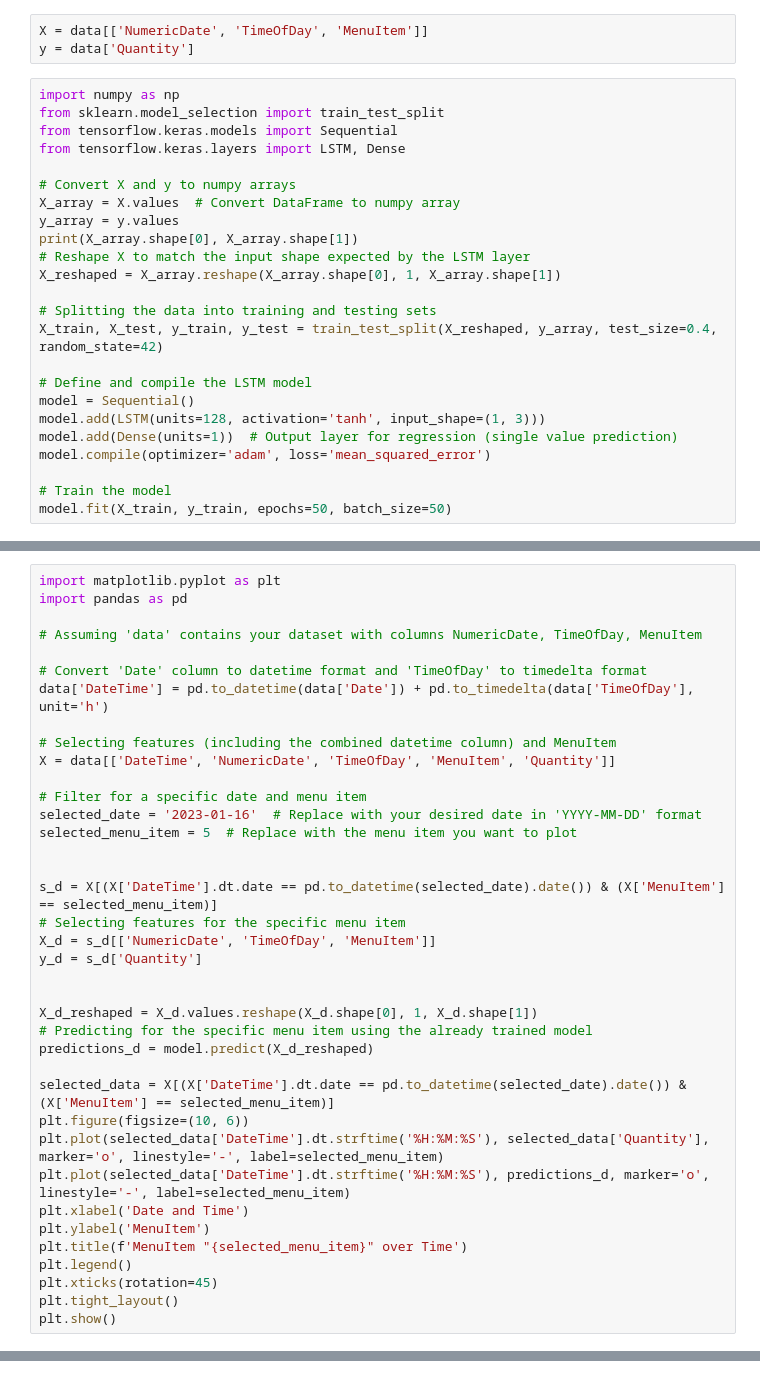
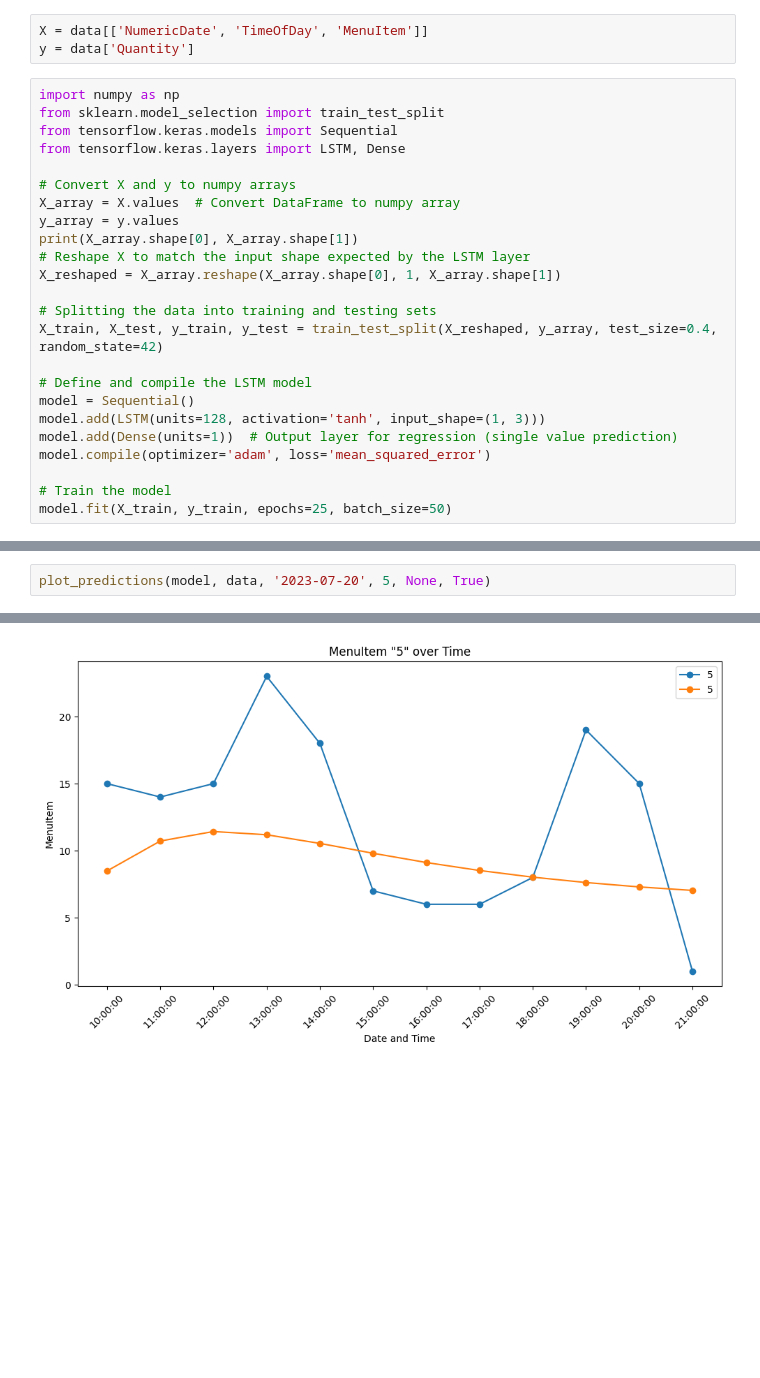
Before and after one commit to pramodsaji/proj-ml, a Jupyter notebook: lstm_v2.ipynb, the cells around one changed output, grey strips where cells are left out. Drawn from its saved outputs; the diff is of its cells as text; blank space fills up the shorter version.

```diff
--- a/lstm_v2.ipynb
+++ b/lstm_v2.ipynb
@@ -87,6 +79,6 @@ model.add(Dense(units=1))  # Output layer for regression (single value predictio
 model.compile(optimizer='adam', loss='mean_squared_error')
 
 # Train the model
-model.fit(X_train, y_train, epochs=50, batch_size=50)
+model.fit(X_train, y_train, epochs=25, batch_size=50)
 # %% [output]
 50100 3
@@ -153,38 +106,0 @@ R-squared (R2) for LSTM model: 0.3797470520409574
-# %%
-import matplotlib.pyplot as plt
-import pandas as pd
-
-# Assuming 'data' contains your dataset with columns NumericDate, TimeOfDay, MenuItem
-
-# Convert 'Date' column to datetime format and 'TimeOfDay' to timedelta format
-data['DateTime'] = pd.to_datetime(data['Date']) + pd.to_timedelta(data['TimeOfDay'], unit='h')
-
-# Selecting features (including the combined datetime column) and MenuItem
-X = data[['DateTime', 'NumericDate', 'TimeOfDay', 'MenuItem', 'Quantity']]
-
-# Filter for a specific date and menu item
-selected_date = '2023-01-16'  # Replace with your desired date in 'YYYY-MM-DD' format
-selected_menu_item = 5  # Replace with the menu item you want to plot
-
-
-s_d = X[(X['DateTime'].dt.date == pd.to_datetime(selected_date).date()) & (X['MenuItem'] == selected_menu_item)]
-# Selecting features for the specific menu item
-X_d = s_d[['NumericDate', 'TimeOfDay', 'MenuItem']]
-y_d = s_d['Quantity']
-
-
-X_d_reshaped = X_d.values.reshape(X_d.shape[0], 1, X_d.shape[1])
-# Predicting for the specific menu item using the already trained model
-predictions_d = model.predict(X_d_reshaped)
-
-selected_data = X[(X['DateTime'].dt.date == pd.to_datetime(selected_date).date()) & (X['MenuItem'] == selected_menu_item)]
-plt.figure(figsize=(10, 6))
-plt.plot(selected_data['DateTime'].dt.strftime('%H:%M:%S'), selected_data['Quantity'], marker='o', linestyle='-', label=selected_menu_item)
-plt.plot(selected_data['DateTime'].dt.strftime('%H:%M:%S'), predictions_d, marker='o', linestyle='-', label=selected_menu_item)
-plt.xlabel('Date and Time')
-plt.ylabel('MenuItem')
-plt.title(f'MenuItem "{selected_menu_item}" over Time')
-plt.legend()
-plt.xticks(rotation=45)
-plt.tight_layout()
-plt.show()
@@ -193,0 +117,3 @@ plt.show()
+# %%
+plot_predictions(model, data, '2023-07-20', 5, None, True)
+# %% [output]
@@ -194 +121,2 @@ plt.show()
+[figure, added]
 # %%
```
Also changed, not shown: parts of 12 cells of this notebook, 1 other file.
